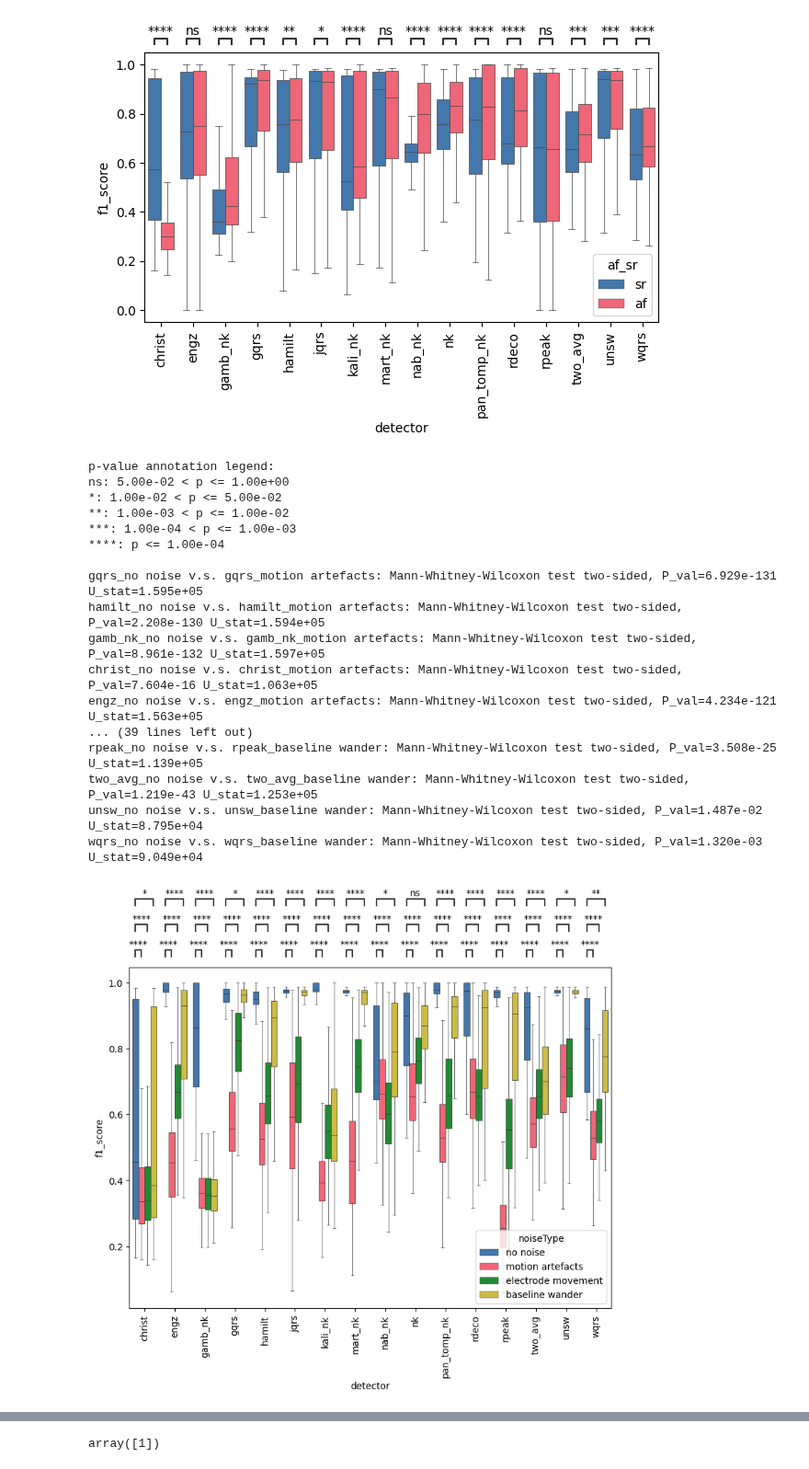
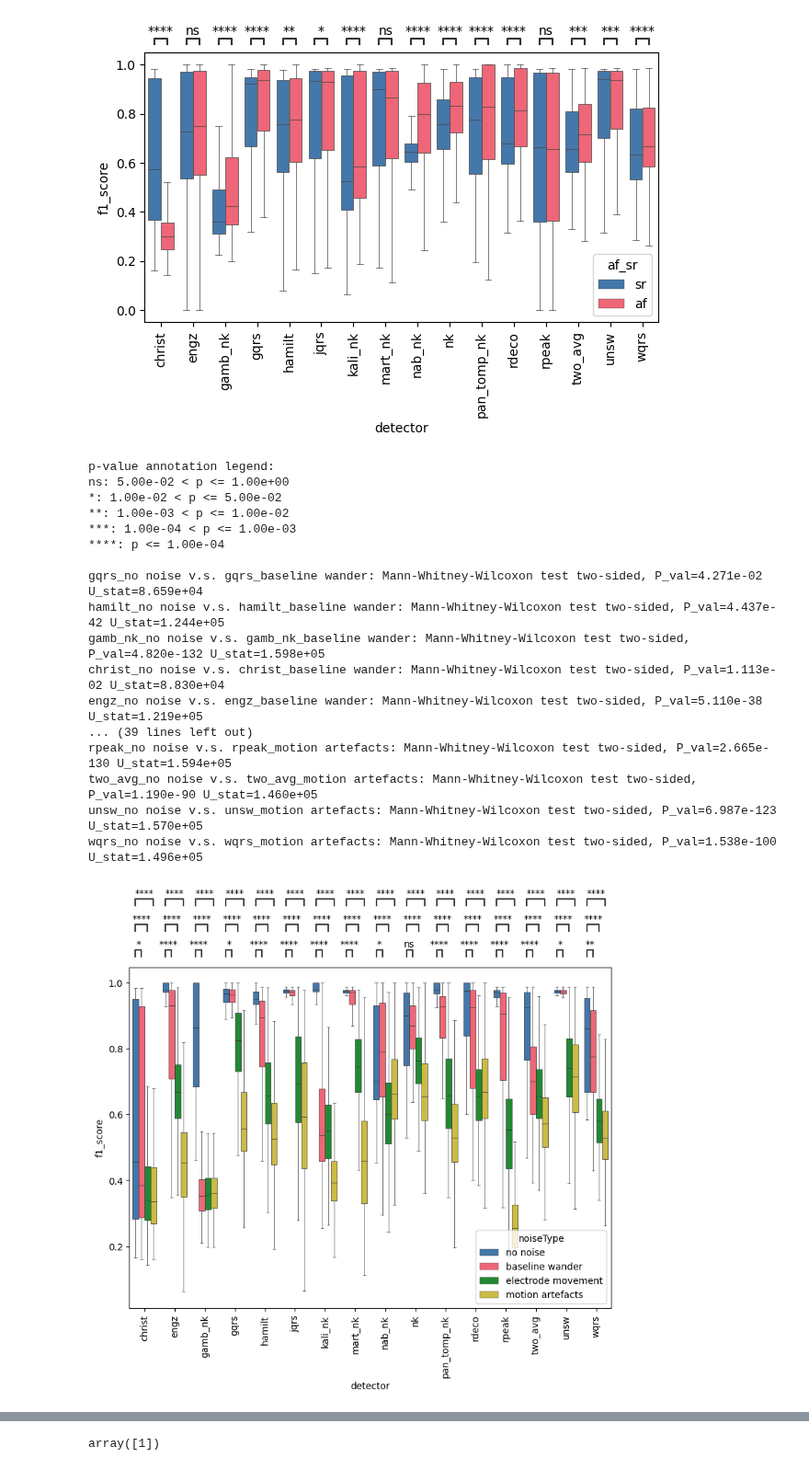
Before and after one commit to floriankri/ecg_detector_assessment, a Jupyter notebook: Playground/playground.ipynb, the cells around one changed output, grey strips where cells are left out. Shown at 92% size. Drawn from its saved outputs; the diff is of its cells as text; code cells hidden in the pictures.

```diff
--- a/Playground/playground.ipynb
+++ b/Playground/playground.ipynb
@@ -1088,6 +1121,7 @@ data_failed = []
 data_runtime = []
 data_snr_ms = []
 data_snr_dB = []
+data_impl = []
 
 for j in range(len(users)):
     for recording in users[j].Recordings:
@@ -1107,8 +1141,9 @@ for j in range(len(users)):
             data_runtime.append(evaluations[i].runtime)
             data_snr_ms.append(signaltonoiseScipy(recording.WholeSignal))
             data_snr_dB.append(20*np.log10((np.max(recording.WholeSignal)-np.min(recording.WholeSignal))/(2*recording.AdditionalInfo["noiseRMS"] if recording.AdditionalInfo["noiseRMS"] != 0 else 0.001)))
+            data_impl.append(detector_implementation[evaluations[i].Detector.short_name])
 
-data_synth = pandas.DataFrame(data=np.transpose(np.array([data_user,data_detector,data_f1_score,data_sens,data_pospred,data_af,data_noiseType,data_failed,data_runtime,data_snr_ms,data_snr_dB])),columns=['user','detector','f1_score','sensitivity','pos pred','af_sr','noiseType','failed','runtime','SNR MS','SNR dB'])
+data_synth = pandas.DataFrame(data=np.transpose(np.array([data_user,data_detector,data_f1_score,data_sens,data_pospred,data_af,data_noiseType,data_failed,data_runtime,data_snr_ms,data_snr_dB,data_impl])),columns=['user','detector','f1_score','sensitivity','pos pred','af_sr','noiseType','failed','runtime','SNR MS','SNR dB','implementation'])
 data_synth['f1_score'] = data_synth['f1_score'].astype(float)
 data_synth['sensitivity'] = data_synth['sensitivity'].astype(float)
 data_synth['pos pred'] = data_synth['pos pred'].astype(float)
@@ -1138,0 +1170,19 @@ pass
+# %%
+data_plot = data_synth
+x = 'detector'
+y = 'runtime'
+
+detectors = np.sort(data_plot['detector'].unique())
+cmap_plot = []
+for detector in detectors:
+    if detector_implementation[detector] == 'Python':
+        cmap_plot.append(cmap[0])
+    elif detector_implementation[detector] == 'MATLAB':
+        cmap_plot.append(cmap[1])
+cmap_plot = np.array(cmap_plot)
+
+fig, ax = plt.subplots()
+sns.barplot(data=data_plot, x=x, y=y, ax=ax, errorbar=errorbar, capsize=capsize, errcolor=linecolor,linewidth=linewidth, errwidth=linewidth,edgecolor=linecolor, estimator=estimator,palette=cmap_plot,saturation=saturation)
+ax.tick_params(axis='x', rotation=90)
+plt.tight_layout()
+pass
@@ -1200,44 +1252,44 @@ noiseTypes = data_synth['noiseType'].unique()
 #     for i in range(len(noiseTypes)):
 #         for j in range(len(noiseTypes)):
 #             if (j <= i):
 #                 continue
 #             box_pairs.append(((detector, noiseTypes[i]), (detector, noiseTypes[j])))
 for detector in detectors:
     for noiseType in noiseTypes:
             if noiseType == 'no noise':
                 continue
             box_pairs.append(((detector, 'no noise'), (detector, noiseType)))
 x = 'detector'
 y = 'f1_score'
 hue = 'noiseType'
-hue_order = ['no noise','motion artefacts','electrode movement','baseline wander']
+hue_order = ['no noise','baseline wander','electrode movement','motion artefacts',]
 data_plot = data_synth
 
 fig, ax = plt.subplots(figsize=(8, 8))
 sns.boxplot(x=x, y=y, hue=hue,hue_order=hue_order,data=data_plot,palette=cmap,saturation=saturation,linewidth=linewidth,flierprops=flierprops,showfliers=False)
 ax.tick_params(axis='x', rotation=90)
 test = add_stat_annotation(ax, data=data_plot, x=x, y=y, hue=hue,hue_order=hue_order, box_pairs=box_pairs, test='Mann-Whitney', text_format='star', loc='outside', verbose=2,comparisons_correction=None,)
 plt.tight_layout()
 pass
 # %% [output]
 p-value annotation legend:
 ns: 5.00e-02 < p <= 1.00e+00
 *: 1.00e-02 < p <= 5.00e-02
 **: 1.00e-03 < p <= 1.00e-02
 ***: 1.00e-04 < p <= 1.00e-03
 ****: p <= 1.00e-04
 
-gqrs_no noise v.s. gqrs_motion artefacts: Mann-Whitney-Wilcoxon test two-sided, P_val=6.929e-131 U_stat=1.595e+05
-hamilt_no noise v.s. hamilt_motion artefacts: Mann-Whitney-Wilcoxon test two-sided, P_val=2.208e-130 U_stat=1.594e+05
-gamb_nk_no noise v.s. gamb_nk_motion artefacts: Mann-Whitney-Wilcoxon test two-sided, P_val=8.961e-132 U_stat=1.597e+05
-christ_no noise v.s. christ_motion artefacts: Mann-Whitney-Wilcoxon test two-sided, P_val=7.604e-16 U_stat=1.063e+05
-engz_no noise v.s. engz_motion artefacts: Mann-Whitney-Wilcoxon test two-sided, P_val=4.234e-121 U_stat=1.563e+05
+gqrs_no noise v.s. gqrs_baseline wander: Mann-Whitney-Wilcoxon test two-sided, P_val=4.271e-02 U_stat=8.659e+04
+hamilt_no noise v.s. hamilt_baseline wander: Mann-Whitney-Wilcoxon test two-sided, P_val=4.437e-42 U_stat=1.244e+05
+gamb_nk_no noise v.s. gamb_nk_baseline wander: Mann-Whitney-Wilcoxon test two-sided, P_val=4.820e-132 U_stat=1.598e+05
+christ_no noise v.s. christ_baseline wander: Mann-Whitney-Wilcoxon test two-sided, P_val=1.113e-02 U_stat=8.830e+04
+engz_no noise v.s. engz_baseline wander: Mann-Whitney-Wilcoxon test two-sided, P_val=5.110e-38 U_stat=1.219e+05
 ... (39 lines left out)
-rpeak_no noise v.s. rpeak_baseline wander: Mann-Whitney-Wilcoxon test two-sided, P_val=3.508e-25 U_stat=1.139e+05
-two_avg_no noise v.s. two_avg_baseline wander: Mann-Whitney-Wilcoxon test two-sided, P_val=1.219e-43 U_stat=1.253e+05
-unsw_no noise v.s. unsw_baseline wander: Mann-Whitney-Wilcoxon test two-sided, P_val=1.487e-02 U_stat=8.795e+04
-wqrs_no noise v.s. wqrs_baseline wander: Mann-Whitney-Wilcoxon test two-sided, P_val=1.320e-03 U_stat=9.049e+04
+rpeak_no noise v.s. rpeak_motion artefacts: Mann-Whitney-Wilcoxon test two-sided, P_val=2.665e-130 U_stat=1.594e+05
+two_avg_no noise v.s. two_avg_motion artefacts: Mann-Whitney-Wilcoxon test two-sided, P_val=1.190e-90 U_stat=1.460e+05
+unsw_no noise v.s. unsw_motion artefacts: Mann-Whitney-Wilcoxon test two-sided, P_val=6.987e-123 U_stat=1.570e+05
+wqrs_no noise v.s. wqrs_motion artefacts: Mann-Whitney-Wilcoxon test two-sided, P_val=1.538e-100 U_stat=1.496e+05
-[figure, old version]
+[figure, new version]
 # %%
 def corr_sig_ken(df=None):
     p_matrix = np.zeros(shape=(df.shape[1],df.shape[1]))
```
Also changed, not shown: parts of 9 cells of this notebook, 3 other files.
